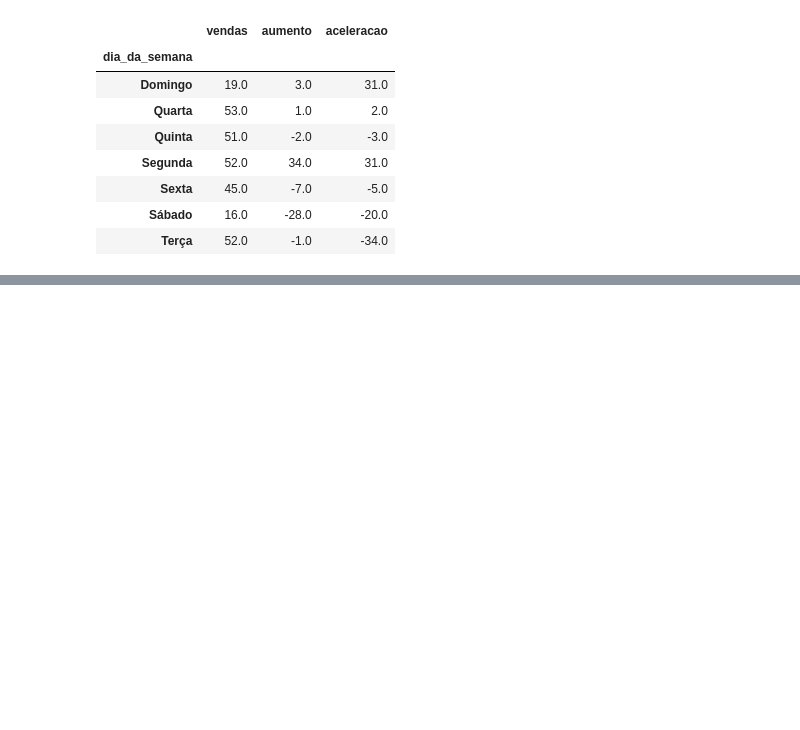
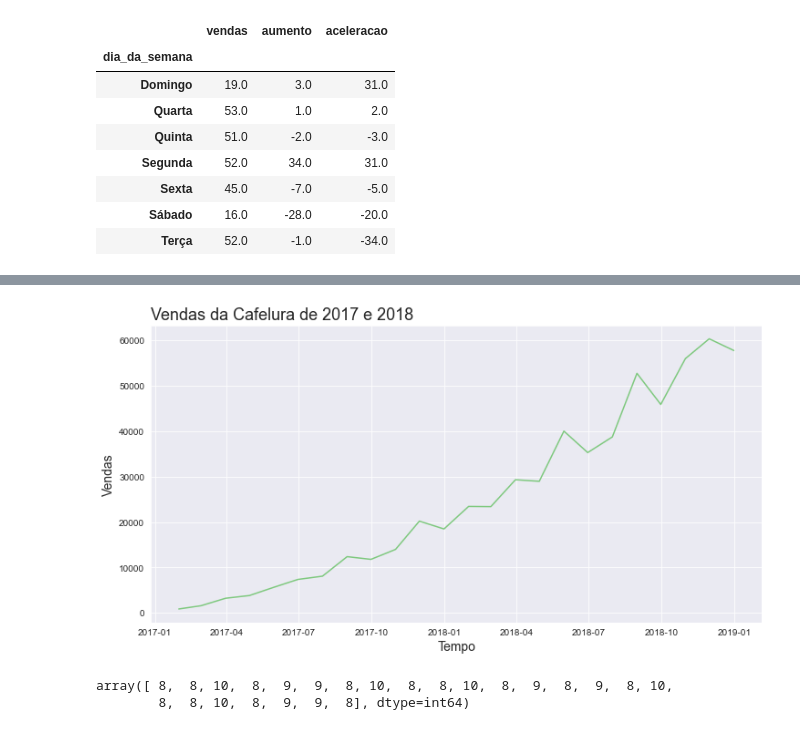
Before and after one commit to arturaraujo614/SeriesTemporais, a Jupyter notebook: SeriesTemporais.ipynb, the cells around one changed output, grey strips where cells are left out. Saved outputs shown, nothing was run; the diff lists cells and outputs as text; code cells hidden in the pictures; blank space fills up the shorter version.

```diff
--- a/SeriesTemporais.ipynb
+++ b/SeriesTemporais.ipynb
@@ -210,0 +298,2 @@ vendas_agrupadas
+# %%
+cafelura=pd.read_csv('cafelura.csv')
@@ -210,0 +313,4 @@ vendas_agrupadas
+# %%
+plotar('Vendas da Cafelura de 2017 e 2018','Tempo','Vendas','mes','vendas',cafelura)
+# %% [output]
+[figure, added]
@@ -210,0 +319,5 @@ vendas_agrupadas
+# %%
+quantidade_de_dias_de_fds['quantidade_de_dias'].values
+# %% [output]
+array([ 8,  8, 10,  8,  9,  9,  8, 10,  8,  8, 10,  8,  9,  8,  9,  8, 10,
+        8,  8, 10,  8,  9,  9,  8], dtype=int64)
```
Also changed, not shown: parts of 35 cells of this notebook.
